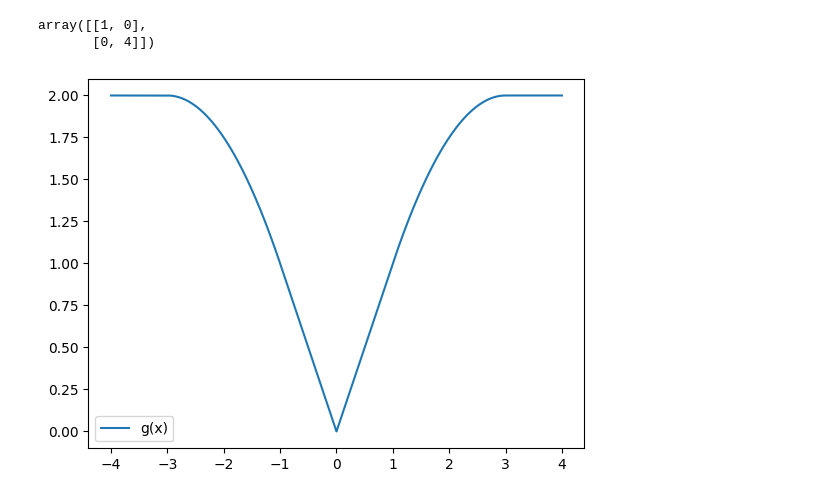
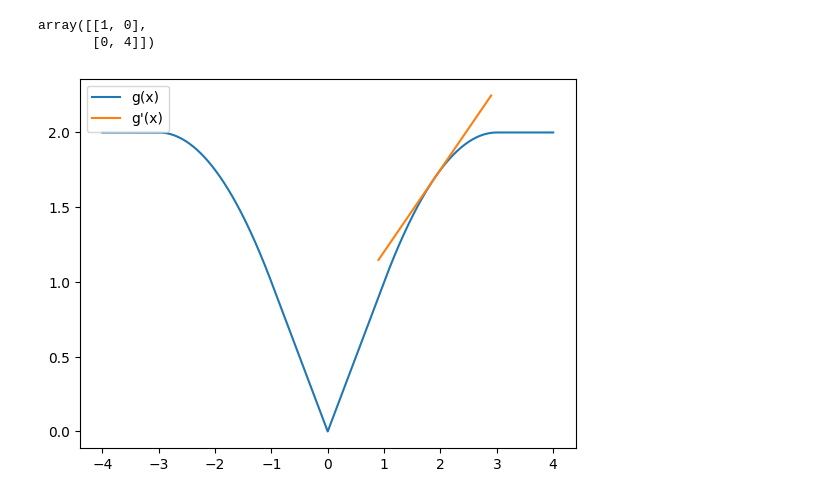
Before and after one commit to yqy2001/MLA-code, a Jupyter notebook: T2.ipynb, the cells around one changed output. Saved outputs shown, nothing was run; the diff lists cells and outputs as text; code cells hidden in the pictures.

Commit message:
update some check code

```diff
--- a/T2.ipynb
+++ b/T2.ipynb
@@ -32,7 +32,7 @@ def POmega(matrix, clean_indices):
     a.flat[clean_indices] = matrix.flat[clean_indices]
     return a
 
-gamma1, gamma2 = 10, 30
+gamma1, gamma2 = 60, 180
 def derivative(theta, gamma1=gamma1, gamma2=gamma2):
     """
     derivative of the penalty function
@@ -44,11 +44,12 @@ def derivative(theta, gamma1=gamma1, gamma2=gamma2):
     else:
         return 0
 
-beta = 10
+beta = 50
 mu = 1 / beta
 # X = np.copy(image_noise)
 # X = np.zeros(image_noise.shape)
 X = rand_generator.integers(0, 256, size=image_noise.shape)
+# X.flat[clean_indices] = image_noise.flat[clean_indices]
 
 for t in range(100):
     Ux, Sx, Vx = np.linalg.svd(X)  # (500, 500), (485,), (485, 485)
@@ -71,5 +72,5 @@ for t in range(100):
         break
 
 plt.imshow(X, cmap='gray')
-cv2.imwrite('image_recover.jpg', X)
+cv2.imwrite('image_recover-full_random_init.jpg', X)
 # %% [output]
@@ -119,34 +120,41 @@ A
 array([[1, 0],
        [0, 4]])
 # %%
+# dirivative, code check
 gamma1, gamma2 = 1, 3
 def derivative(theta, gamma1=gamma1, gamma2=gamma2):
     """
     derivative of the penalty function
     """
     if theta <= gamma1:
         return 1
     elif theta <= gamma2:
         return (gamma2 - theta) / (gamma2 - gamma1)
     else:
         return 0
 def penalty_func(theta, gamma1=gamma1, gamma2=gamma2):
     """
     Penalty Function
     theta: scalar, input variable
     """
     if abs(theta) <= gamma1:
         return abs(theta)
     elif abs(theta) <= gamma2:
         return (2 * gamma2 * abs(theta) - theta * theta - gamma1 * gamma1) \
         / (2 * (gamma2 - gamma1))
     else:
         return (gamma1 + gamma2) / 2
 
 x = np.linspace(-4, 4, 100000)
 y = [penalty_func(i, gamma1, gamma2) for i in x]
 plt.plot(x, y, label='g(x)')
+
+input = 1.9
+point = (input, penalty_func(input))
+x_line = np.linspace(point[0] - 1, point[0] + 1, 10)
+y_line = derivative(input) * (x_line - point[0]) + point[1]
+plt.plot(x_line, y_line, label='g\'(x)')
 plt.legend()
 plt.show()
 # %% [output]
-[figure, old version]
+[figure, new version]
```
Also changed, not shown: parts of 1 cell of this notebook, 3 other files.
